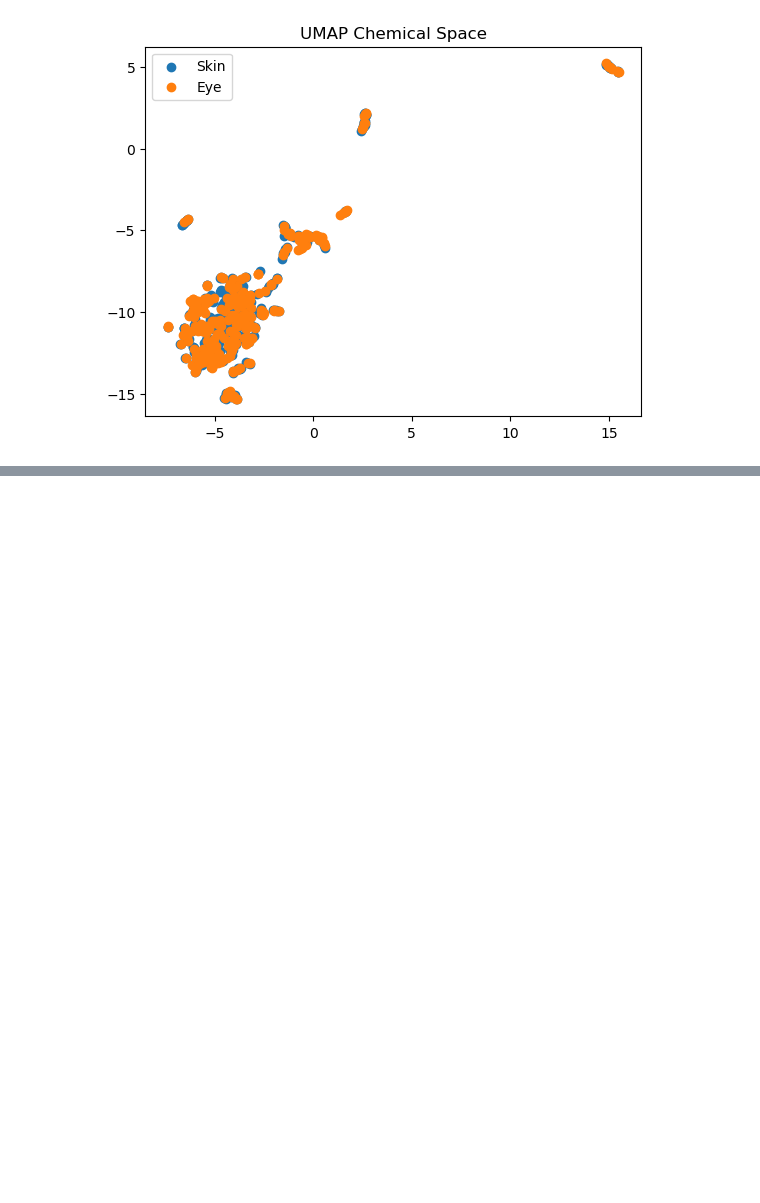
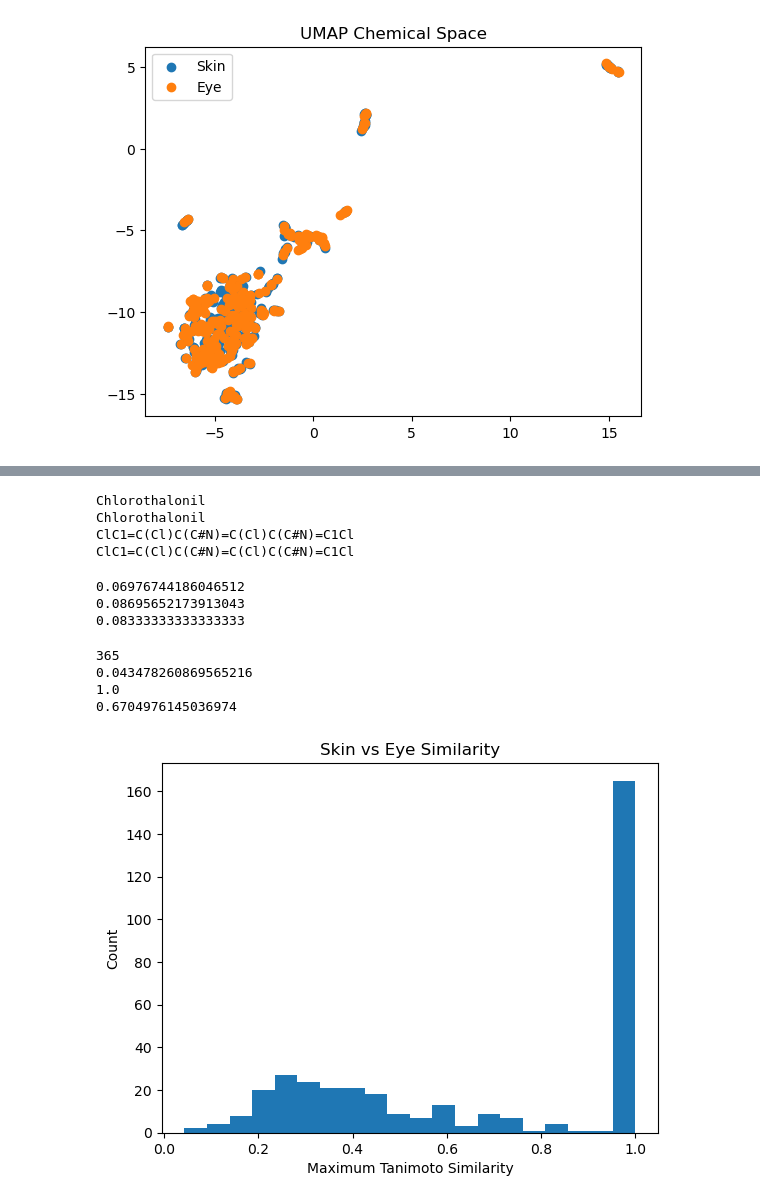
Before and after one commit to Hyeji-Shin-lab/2026-AI-ML, a Jupyter notebook: 기말고사_template1_data_pipeline (1).ipynb, the cells around one changed output, grey strips where cells are left out. Saved outputs shown, nothing was run; the diff lists cells and outputs as text; code cells hidden in the pictures; blank space fills up the shorter version.

Commit message:
Update 기말고사_template1_data_pipeline (1).ipynb
260604 목  ver.

```diff
--- a/기말고사_template1_data_pipeline (1).ipynb
+++ b/기말고사_template1_data_pipeline (1).ipynb
@@ -860,0 +1038,51 @@ plt.show()
+# %%
+print(skin_final.iloc[0]["Chemical_Name"])
+print(eye_final.iloc[0]["Chemical_Name"])
+
+print(skin_final.iloc[0]["SMILES"])
+print(eye_final.iloc[0]["SMILES"])
+# %% [output]
+Chlorothalonil
+Chlorothalonil
+ClC1=C(Cl)C(C#N)=C(Cl)C(C#N)=C1Cl
+ClC1=C(Cl)C(C#N)=C(Cl)C(C#N)=C1Cl
+# %%
+print(TanimotoSimilarity(skin_fps[0], eye_fps[10]))
+print(TanimotoSimilarity(skin_fps[5], eye_fps[20]))
+print(TanimotoSimilarity(skin_fps[30], eye_fps[50]))
+# %% [output]
+0.06976744186046512
+0.08695652173913043
+0.08333333333333333
+# %%
+from rdkit import DataStructs
+
+max_sims = []
+
+for fp_skin in skin_fps:
+    sims = [
+        DataStructs.TanimotoSimilarity(fp_skin, fp_eye)
+        for fp_eye in eye_fps
+    ]
+
+    max_sims.append(max(sims))
+# %%
+print(len(max_sims))
+print(min(max_sims))
+print(max(max_sims))
+print(np.mean(max_sims))
+# %% [output]
+365
+0.043478260869565216
+1.0
+0.6704976145036974
+# %%
+plt.hist(max_sims, bins=20)
+
+plt.xlabel("Maximum Tanimoto Similarity")
+plt.ylabel("Count")
+plt.title("Skin vs Eye Similarity")
+
+plt.show()
+# %% [output]
+[figure, added]
```
Also changed, not shown: parts of 18 cells of this notebook.
